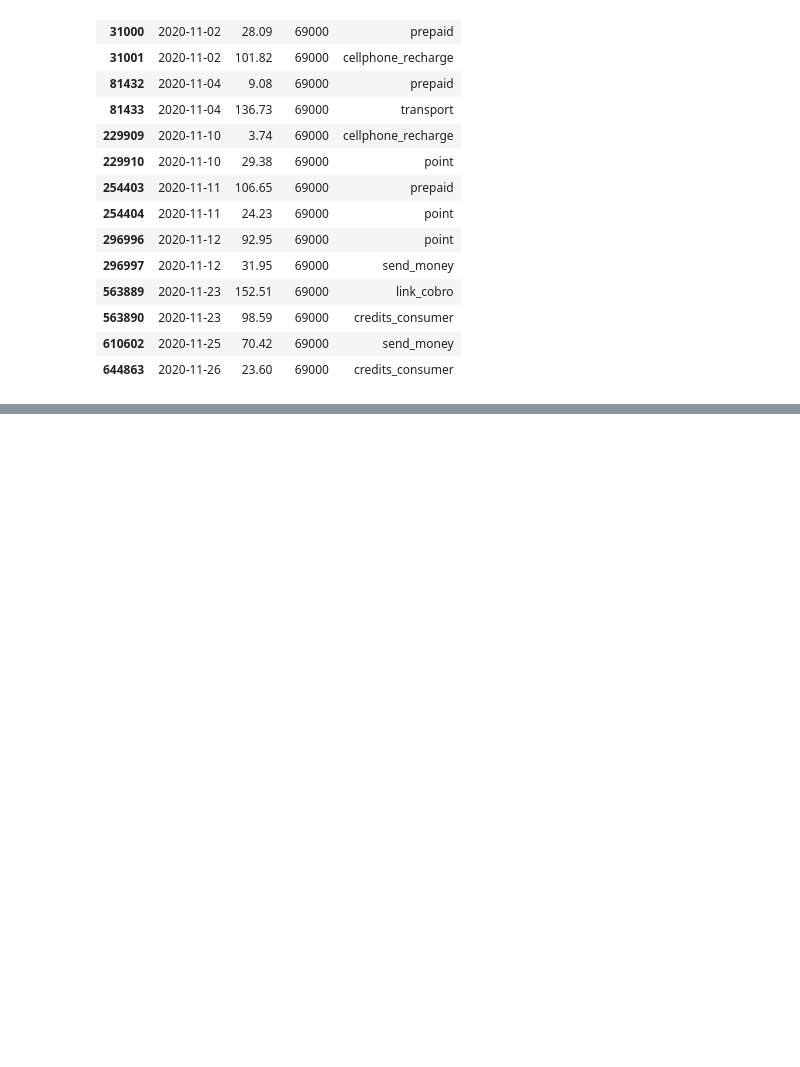
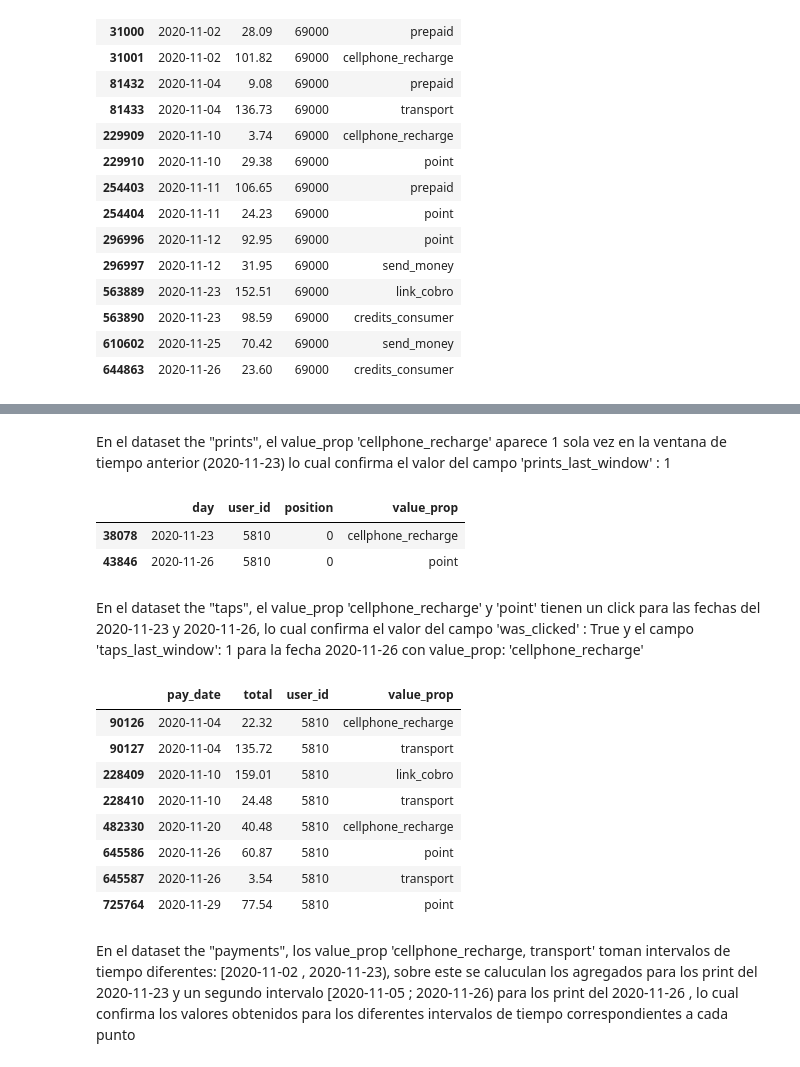
Before and after one commit to juanpabosu/carrusel_xselling, a Jupyter notebook: src/xselling.ipynb, the cells around one changed output, grey strips where cells are left out. Saved outputs shown, nothing was run; the diff lists cells and outputs as text; code cells hidden in the pictures; blank space fills up the shorter version.

```diff
--- a/src/xselling.ipynb
+++ b/src/xselling.ipynb
@@ -462,0 +503,24 @@ df_pays_final[df_pays_final['user_id'] == 69000]
+# %% [markdown]
+En el dataset the "prints", el value_prop 'cellphone_recharge' aparece 1 sola vez en la ventana de tiempo anterior (2020-11-23) lo cual confirma el valor del campo 'prints_last_window' : 1
+# %%
+df_taps_final[df_taps_final['user_id'] == 5810]
+# %% [output]
+|  | day | user_id | position | value_prop |
+| 38078 | 2020-11-23 | 5810 | 0 | cellphone_recharge |
+| 43846 | 2020-11-26 | 5810 | 0 | point |
+# %% [markdown]
+En el dataset the "taps", el value_prop 'cellphone_recharge' y 'point' tienen un click para las fechas del 2020-11-23 y 2020-11-26, lo cual confirma el valor del campo 'was_clicked' : True y el campo 'taps_last_window': 1 para la fecha 2020-11-26 con value_prop: 'cellphone_recharge'
+# %%
+df_pays_final[df_pays_final['user_id'] == 5810]
+# %% [output]
+|  | pay_date | total | user_id | value_prop |
+| 90126 | 2020-11-04 | 22.32 | 5810 | cellphone_recharge |
+| 90127 | 2020-11-04 | 135.72 | 5810 | transport |
+| 228409 | 2020-11-10 | 159.01 | 5810 | link_cobro |
+| 228410 | 2020-11-10 | 24.48 | 5810 | transport |
+| 482330 | 2020-11-20 | 40.48 | 5810 | cellphone_recharge |
+| 645586 | 2020-11-26 | 60.87 | 5810 | point |
+| 645587 | 2020-11-26 | 3.54 | 5810 | transport |
+| 725764 | 2020-11-29 | 77.54 | 5810 | point |
+# %% [markdown]
+En el dataset the "payments", los value_prop 'cellphone_recharge, transport' toman intervalos de tiempo diferentes: [2020-11-02 , 2020-11-23), sobre este se caluculan los agregados para los print del 2020-11-23	y un segundo intervalo [2020-11-05 ; 2020-11-26) para los print del 2020-11-26 , lo cual confirma los valores obtenidos para los diferentes intervalos de tiempo correspondientes a cada punto
```
Also changed, not shown: parts of 15 cells of this notebook.
